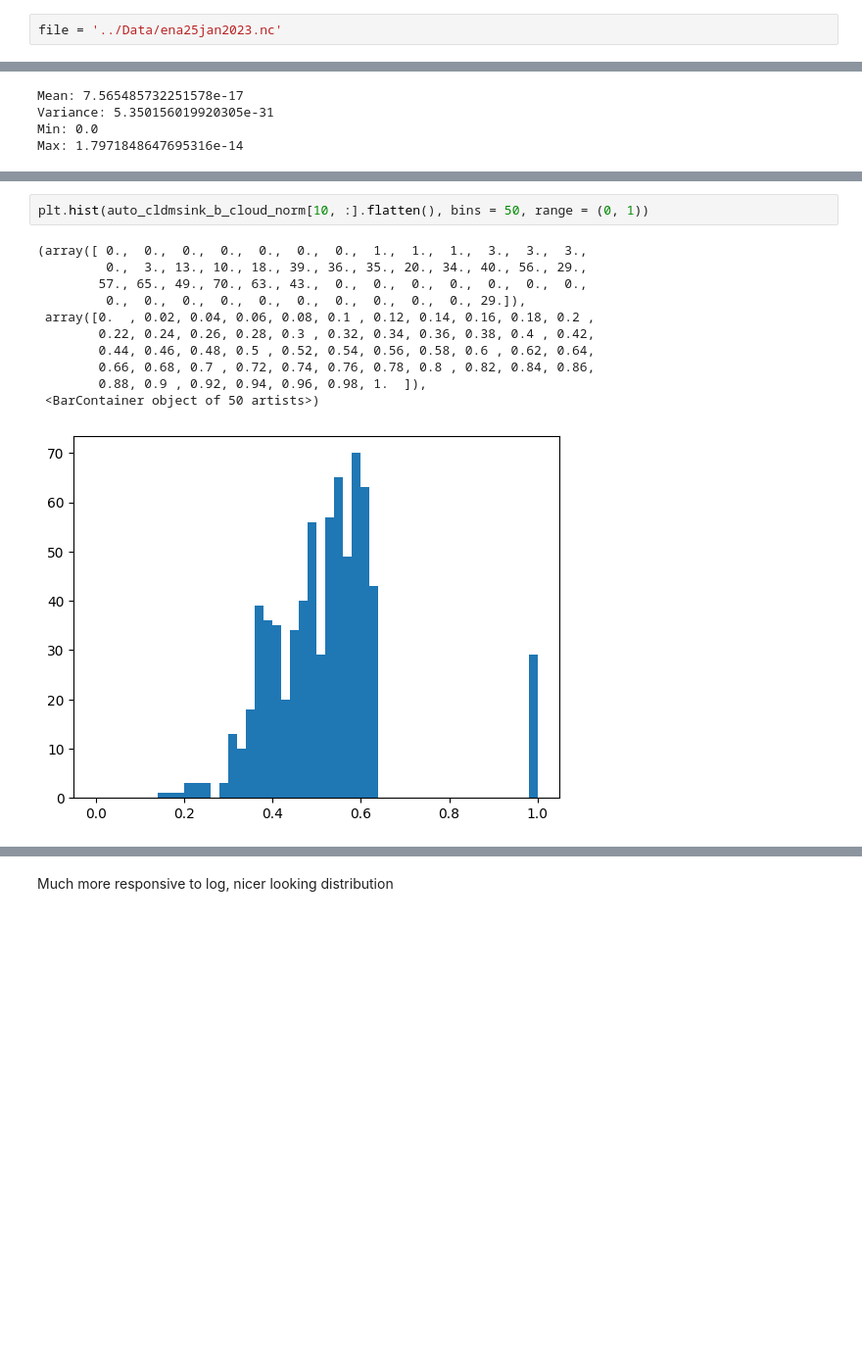
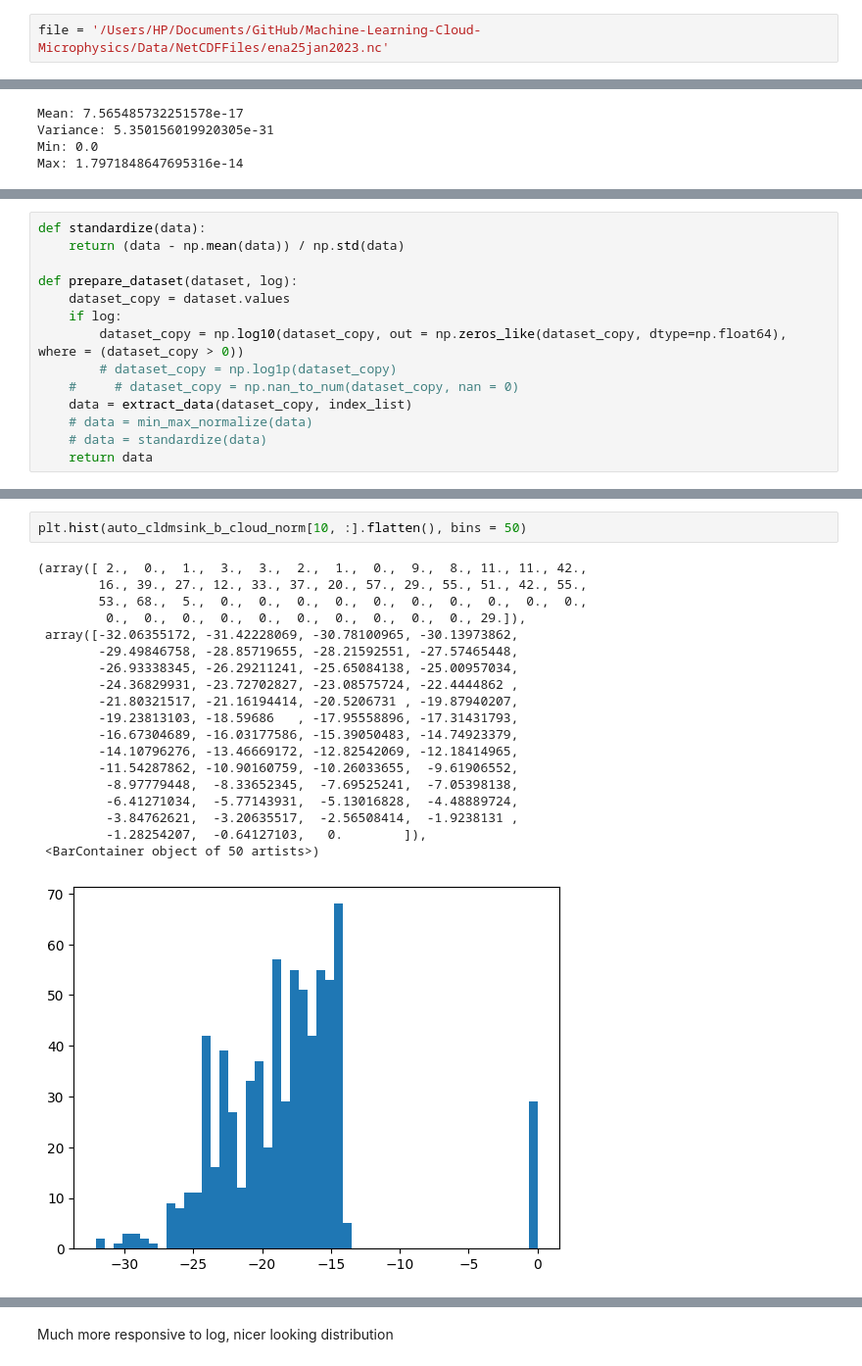
Before and after one commit to GabeTsai/Machine-Learning-Cloud-Microphysics, a Jupyter notebook: DataWork/NCDataExploration.ipynb, the cells around one changed output, grey strips where cells are left out. Shown: that part at 98% size. Cells and saved outputs as stored; diff of their text form; blank space fills up the shorter version.

Commit message:
MLP, better train/data pipeline

```diff
--- a/DataWork/NCDataExploration.ipynb
+++ b/DataWork/NCDataExploration.ipynb
@@ -7,7 +7,7 @@ import numpy.ma as ma
 import matplotlib.pyplot as plt
 import torch
 # %%
-file = '../Data/ena25jan2023.nc'
+file = '/Users/HP/Documents/GitHub/Machine-Learning-Cloud-Microphysics/Data/NetCDFFiles/ena25jan2023.nc'
 # %%
 dataset = netCDF4.Dataset(file)
 print(dataset)
@@ -392,3 +401,17 @@ Max: 1.7971848647695316e-14
+# %%
+def standardize(data):
+    return (data - np.mean(data)) / np.std(data)
+
+def prepare_dataset(dataset, log):
+    dataset_copy = dataset.values
+    if log:
+        dataset_copy = np.log10(dataset_copy, out = np.zeros_like(dataset_copy, dtype=np.float64), where = (dataset_copy > 0))
+        # dataset_copy = np.log1p(dataset_copy)
+    #     # dataset_copy = np.nan_to_num(dataset_copy, nan = 0)
+    data = extract_data(dataset_copy, index_list)
+    # data = min_max_normalize(data)
+    # data = standardize(data)
+    return data
 # %%
 auto_cldmsink_b_cloud_norm = prepare_dataset(auto_cldmsink_b_cloud, True)
 data_profile(auto_cldmsink_b_cloud_norm)
@@ -403,16 +426,24 @@ Max: 1.0
 (27, 721)
 # %%
-plt.hist(auto_cldmsink_b_cloud_norm[10, :].flatten(), bins = 50, range = (0, 1))
+plt.hist(auto_cldmsink_b_cloud_norm[10, :].flatten(), bins = 50)
 # %% [output]
-(array([ 0.,  0.,  0.,  0.,  0.,  0.,  0.,  1.,  1.,  1.,  3.,  3.,  3.,
-         0.,  3., 13., 10., 18., 39., 36., 35., 20., 34., 40., 56., 29.,
-        57., 65., 49., 70., 63., 43.,  0.,  0.,  0.,  0.,  0.,  0.,  0.,
+(array([ 2.,  0.,  1.,  3.,  3.,  2.,  1.,  0.,  9.,  8., 11., 11., 42.,
+        16., 39., 27., 12., 33., 37., 20., 57., 29., 55., 51., 42., 55.,
+        53., 68.,  5.,  0.,  0.,  0.,  0.,  0.,  0.,  0.,  0.,  0.,  0.,
          0.,  0.,  0.,  0.,  0.,  0.,  0.,  0.,  0.,  0., 29.]),
- array([0.  , 0.02, 0.04, 0.06, 0.08, 0.1 , 0.12, 0.14, 0.16, 0.18, 0.2 ,
-        0.22, 0.24, 0.26, 0.28, 0.3 , 0.32, 0.34, 0.36, 0.38, 0.4 , 0.42,
-        0.44, 0.46, 0.48, 0.5 , 0.52, 0.54, 0.56, 0.58, 0.6 , 0.62, 0.64,
-        0.66, 0.68, 0.7 , 0.72, 0.74, 0.76, 0.78, 0.8 , 0.82, 0.84, 0.86,
-        0.88, 0.9 , 0.92, 0.94, 0.96, 0.98, 1.  ]),
+ array([-32.06355172, -31.42228069, -30.78100965, -30.13973862,
+        -29.49846758, -28.85719655, -28.21592551, -27.57465448,
+        -26.93338345, -26.29211241, -25.65084138, -25.00957034,
+        -24.36829931, -23.72702827, -23.08575724, -22.4444862 ,
+        -21.80321517, -21.16194414, -20.5206731 , -19.87940207,
+        -19.23813103, -18.59686   , -17.95558896, -17.31431793,
+        -16.67304689, -16.03177586, -15.39050483, -14.74923379,
+        -14.10796276, -13.46669172, -12.82542069, -12.18414965,
+        -11.54287862, -10.90160759, -10.26033655,  -9.61906552,
+         -8.97779448,  -8.33652345,  -7.69525241,  -7.05398138,
+         -6.41271034,  -5.77143931,  -5.13016828,  -4.48889724,
+         -3.84762621,  -3.20635517,  -2.56508414,  -1.9238131 ,
+         -1.28254207,  -0.64127103,   0.        ]),
  <BarContainer object of 50 artists>)
-[figure, old version]
+[figure, new version]
 # %%
```
Also changed, not shown: parts of 5 cells of this notebook, 11 other files.
